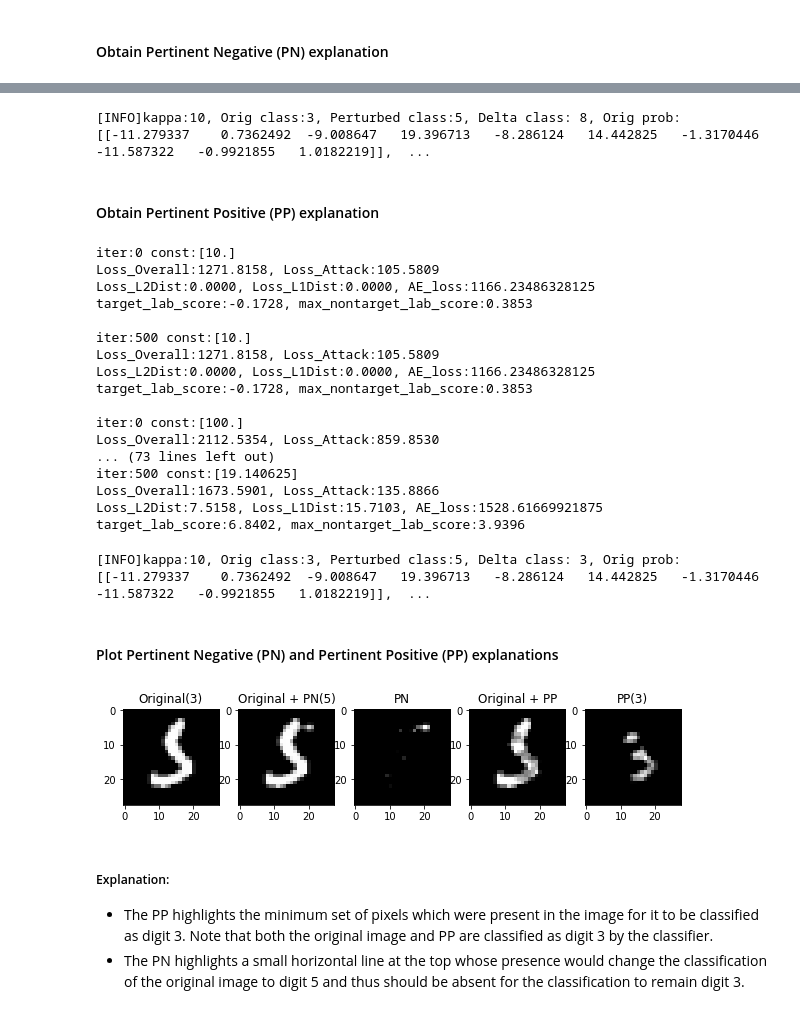
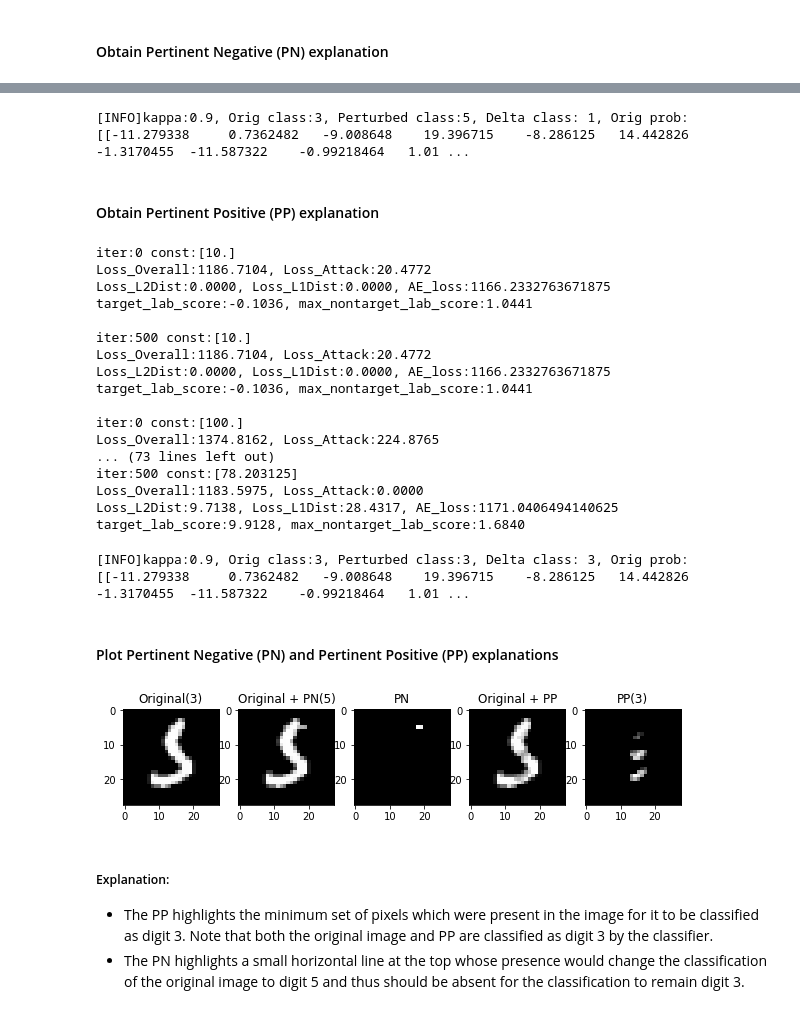
Before and after one commit to Trusted-AI/AIX360, a Jupyter notebook: examples/contrastive/CEM-MNIST.ipynb, the cells around one changed output, grey strips where cells are left out. Saved outputs shown, nothing was run; the diff lists cells and outputs as text; code cells hidden in the pictures.

```diff
--- a/examples/contrastive/CEM-MNIST.ipynb
+++ b/examples/contrastive/CEM-MNIST.ipynb
@@ -158,11 +145,15 @@ arg_max_iter = 1000 # Maximum number of iterations to search for the optimal PN
 arg_init_const = 10.0 # Initial coefficient value for main loss term that encourages class change
 arg_b = 9 # No. of updates to the coefficient of the main loss term
 
-arg_kappa = 10 # Minimum confidence gap between the PNs (changed) class probability and original class' probability
-arg_beta = 1e-1 # Controls sparsity of the solution (L1 loss)
+arg_kappa = 0.9 # Minimum confidence gap between the PNs (changed) class probability and original class' probability
+arg_beta = 1.0 # Controls sparsity of the solution (L1 loss)
 arg_gamma = 100 # Controls how much to adhere to a (optionally trained) autoencoder
+arg_alpha = 0.01 # Penalizes L2 norm of the solution
+arg_threshold = 0.05 # Automatically turn off features <= arg_threshold if arg_threshold < 1
+arg_offset = 0.5 # the model assumes classifier trained on data normalized
+                # in [-arg_offset, arg_offset] range, where arg_offset is 0 or 0.5
 
 
 (adv_pn, delta_pn, info_pn) = explainer.explain_instance(np.expand_dims(input_image, axis=0), arg_mode, ae_model, arg_kappa, arg_b,
-                                            arg_max_iter, arg_init_const, arg_beta, arg_gamma)
+                                            arg_max_iter, arg_init_const, arg_beta, arg_gamma, arg_alpha, arg_threshold, arg_offset)
 # %% [output]
@@ -196,61 +177,62 @@ target_lab_score:4.6621, max_nontarget_lab_score:6.9825
 # %%
 print(info_pn)
 # %% [output]
-[INFO]kappa:10, Orig class:3, Perturbed class:5, Delta class: 8, Orig prob:[[-11.279337    0.7362492  -9.008647   19.396713   -8.286124   14.442825   -1.3170446 -11.587322   -0.9921855   1.0182219]],  ...
+[INFO]kappa:0.9, Orig class:3, Perturbed class:5, Delta class: 1, Orig prob:[[-11.279338     0.7362482   -9.008648    19.396715    -8.286125   14.442826    -1.3170455  -11.587322    -0.99218464   1.01 ...
 # %% [markdown]
 #### Obtain Pertinent Positive (PP) explanation
 # %%
 arg_mode = "PP"  # Find pertinent positive
+arg_beta = 0.1 # Controls sparsity of the solution (L1 loss)
 (adv_pp, delta_pp, info_pp) = explainer.explain_instance(np.expand_dims(input_image, axis=0), arg_mode, ae_model, arg_kappa, arg_b,
-                                            arg_max_iter, arg_init_const, arg_beta, arg_gamma)
+                                            arg_max_iter, arg_init_const, arg_beta, arg_gamma, arg_alpha, arg_threshold, arg_offset)
 # %% [output]
 iter:0 const:[10.]
-Loss_Overall:1271.8158, Loss_Attack:105.5809
-Loss_L2Dist:0.0000, Loss_L1Dist:0.0000, AE_loss:1166.23486328125
-target_lab_score:-0.1728, max_nontarget_lab_score:0.3853
+Loss_Overall:1186.7104, Loss_Attack:20.4772
+Loss_L2Dist:0.0000, Loss_L1Dist:0.0000, AE_loss:1166.2332763671875
+target_lab_score:-0.1036, max_nontarget_lab_score:1.0441
 
 iter:500 const:[10.]
-Loss_Overall:1271.8158, Loss_Attack:105.5809
-Loss_L2Dist:0.0000, Loss_L1Dist:0.0000, AE_loss:1166.23486328125
-target_lab_score:-0.1728, max_nontarget_lab_score:0.3853
+Loss_Overall:1186.7104, Loss_Attack:20.4772
+Loss_L2Dist:0.0000, Loss_L1Dist:0.0000, AE_loss:1166.2332763671875
+target_lab_score:-0.1036, max_nontarget_lab_score:1.0441
 
 iter:0 const:[100.]
-Loss_Overall:2112.5354, Loss_Attack:859.8530
+Loss_Overall:1374.8162, Loss_Attack:224.8765
 ... (73 lines left out)
-iter:500 const:[19.140625]
-Loss_Overall:1673.5901, Loss_Attack:135.8866
-Loss_L2Dist:7.5158, Loss_L1Dist:15.7103, AE_loss:1528.61669921875
-target_lab_score:6.8402, max_nontarget_lab_score:3.9396
+iter:500 const:[78.203125]
+Loss_Overall:1183.5975, Loss_Attack:0.0000
+Loss_L2Dist:9.7138, Loss_L1Dist:28.4317, AE_loss:1171.0406494140625
+target_lab_score:9.9128, max_nontarget_lab_score:1.6840
 # %%
 print(info_pp)
 # %% [output]
-[INFO]kappa:10, Orig class:3, Perturbed class:5, Delta class: 3, Orig prob:[[-11.279337    0.7362492  -9.008647   19.396713   -8.286124   14.442825   -1.3170446 -11.587322   -0.9921855   1.0182219]],  ...
+[INFO]kappa:0.9, Orig class:3, Perturbed class:3, Delta class: 3, Orig prob:[[-11.279338     0.7362482   -9.008648    19.396715    -8.286125   14.442826    -1.3170455  -11.587322    -0.99218464   1.01 ...
 # %% [markdown]
 #### Plot Pertinent Negative (PN) and Pertinent Positive (PP) explanations
 # %%
 # rescale values from [-0.5, 0.5] to [0, 255] for plotting
 fig0 = (input_image[:,:,0] + 0.5)*255
 
 fig1 = (adv_pn[0,:,:,0] + 0.5) * 255
 fig2 = (fig1 - fig0) #rescaled delta_pn
 fig3 = (adv_pp[0,:,:,0] + 0.5) * 255
-fig4 = (fig0 - fig3) #rescaled delta_pp
+fig4 = (delta_pp[0,:,:,0] + 0.5) * 255 #rescaled delta_pp
 
 f, axarr = plt.subplots(1, 5, figsize=(10,10))
 axarr[0].set_title("Original" + "(" + str(mymodel.predict_classes(np.expand_dims(input_image, axis=0))[0]) + ")")
 axarr[1].set_title("Original + PN" + "(" + str(mymodel.predict_classes(adv_pn)[0]) + ")")
 axarr[2].set_title("PN")
 axarr[3].set_title("Original + PP")
 axarr[4].set_title("PP" + "(" + str(mymodel.predict_classes(delta_pp)[0]) + ")")
 
 axarr[0].imshow(fig0, cmap="gray")
 axarr[1].imshow(fig1, cmap="gray")
 axarr[2].imshow(fig2, cmap="gray")
 axarr[3].imshow(fig3, cmap="gray")
 axarr[4].imshow(fig4, cmap="gray")
 plt.show()
 # %% [output]
-[figure, old version]
+[figure, new version]
 # %% [markdown]
 ##### Explanation:
 - The PP highlights the minimum set of pixels which were present in the image for it to be classified as digit 3. Note that both the original image and PP are classified as digit 3 by the classifier.
```
Also changed, not shown: parts of 4 cells of this notebook.
